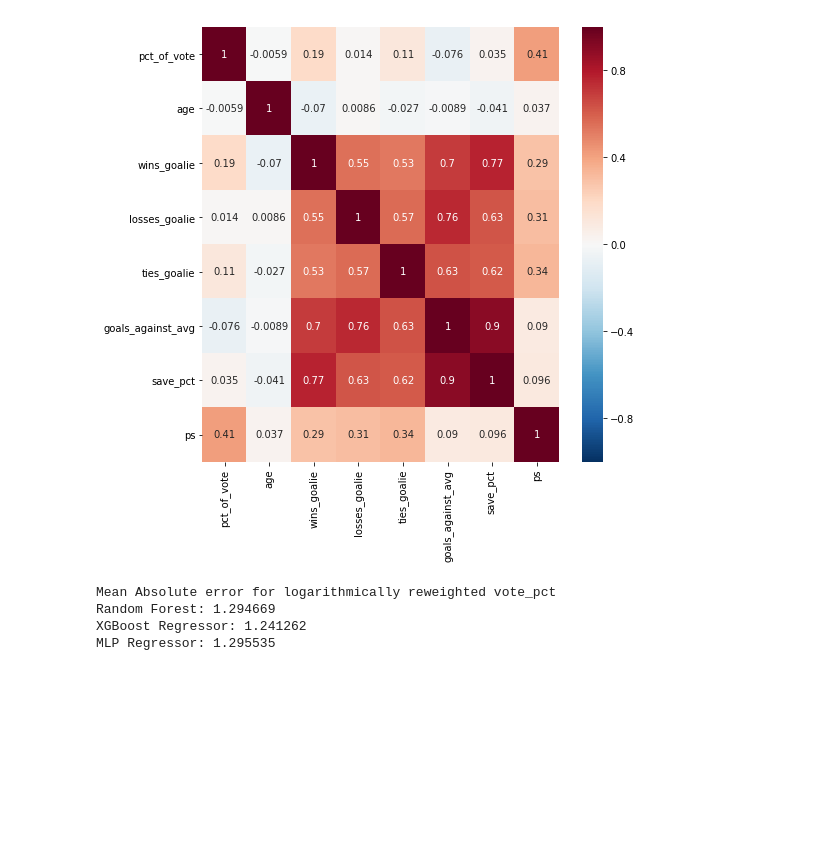
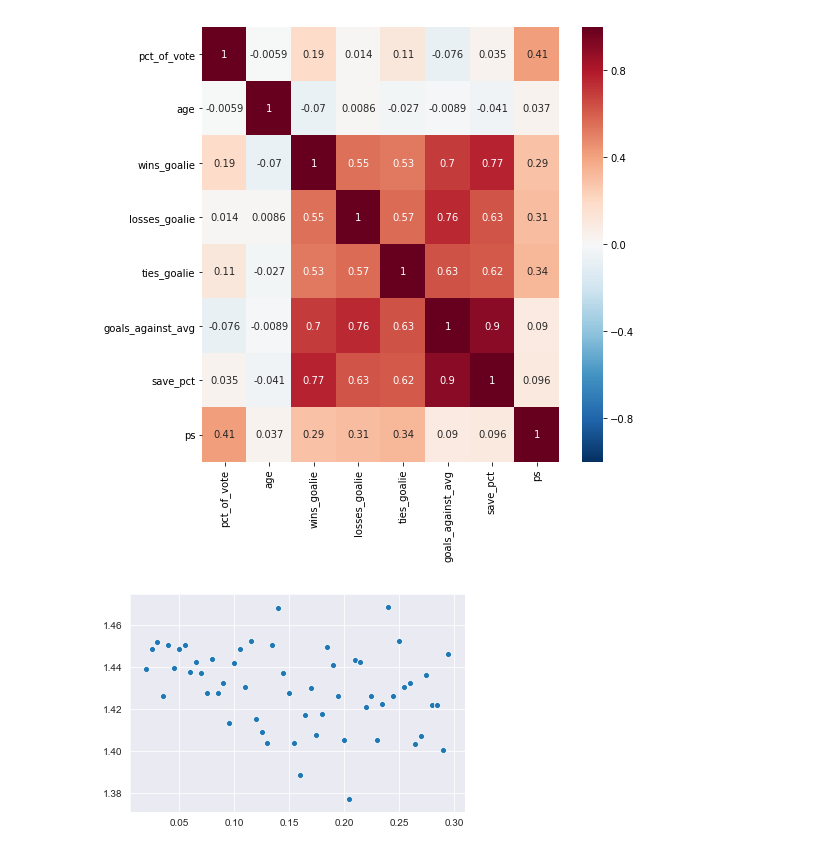
Before and after one commit to dbz10/NHL-Player-Awards, a Jupyter notebook: NHL MVP prediction.ipynb, the cells around one changed output. Saved outputs shown, nothing was run; the diff lists cells and outputs as text; code cells hidden in the pictures; blank space fills up the shorter version.

```diff
--- a/NHL MVP prediction.ipynb
+++ b/NHL MVP prediction.ipynb
@@ -327,31 +329,20 @@ model_features = [ u'age', u'goals', u'assists',  u'plus_minus',
        u'save_pct', u'ops', u'dps', u'gps', u'pos_simp_C',
        u'pos_simp_D', u'pos_simp_G', u'pos_simp_LW', u'pos_simp_RW']
 
-x= fd[model_features]
-
-x_train, x_test, y_train, y_test = train_test_split(x,y,test_size=0.25)
+X= fd[model_features]
+x_train, x_test, y_train, y_test = train_test_split(X,y,test_size=0.25)
-# %%
-forest_model = RandomForestRegressor()
-forest_model.fit(x_train,y_train)
-predictions = forest_model.predict(x_test)
-print("Mean Absolute error for logarithmically reweighted vote_pct")
-print("Random Forest: %f" % mean_absolute_error(predictions,y_test))
-
-
-from xgboost import XGBRegressor
-
-xgbmodel = XGBRegressor(n_estimators=1000)
-xgbmodel.fit(x_train,y_train,early_stopping_rounds=5,
-             eval_set=[(x_test, y_test)],verbose=False)
-predictions = xgbmodel.predict(x_test)
-print("XGBoost Regressor: %f"% mean_absolute_error(predictions,y_test))
-
-nnmodel = MLPRegressor(hidden_layer_sizes=(20,4,4))
-nnmodel.fit(x_train,y_train)
-preds = nnmodel.predict(x_test)
-print("MLP Regressor: %f"% mean_absolute_error(preds,y_test))
-# %% [output]
-Mean Absolute error for logarithmically reweighted vote_pct
-Random Forest: 1.294669
-XGBoost Regressor: 1.241262
-MLP Regressor: 1.295535
+# %%
+#optimizing learning rate for xgboost
+learnRange = np.arange(0.02, 0.3, 0.005)
+xgb_mae = np.zeros(learnRange.shape)
+for idx, alpha in enumerate(learnRange):
+    xgbmodel = XGBRegressor(n_estimators=1000, learning_rate=alpha)
+    xgbmodel.fit(x_train,y_train,early_stopping_rounds=5,
+                 eval_set=[(x_test, y_test)],verbose=False)
+    predictions = xgbmodel.predict(x_test)
+    xgb_mae[idx] = mean_absolute_error(predictions,y_test)
+
+with sns.axes_style("darkgrid"):
+    sns.scatterplot(x=learnRange,y=xgb_mae)
+# %% [output]
+[figure, added]
```
Also changed, not shown: parts of 3 cells of this notebook, 1 other file.
